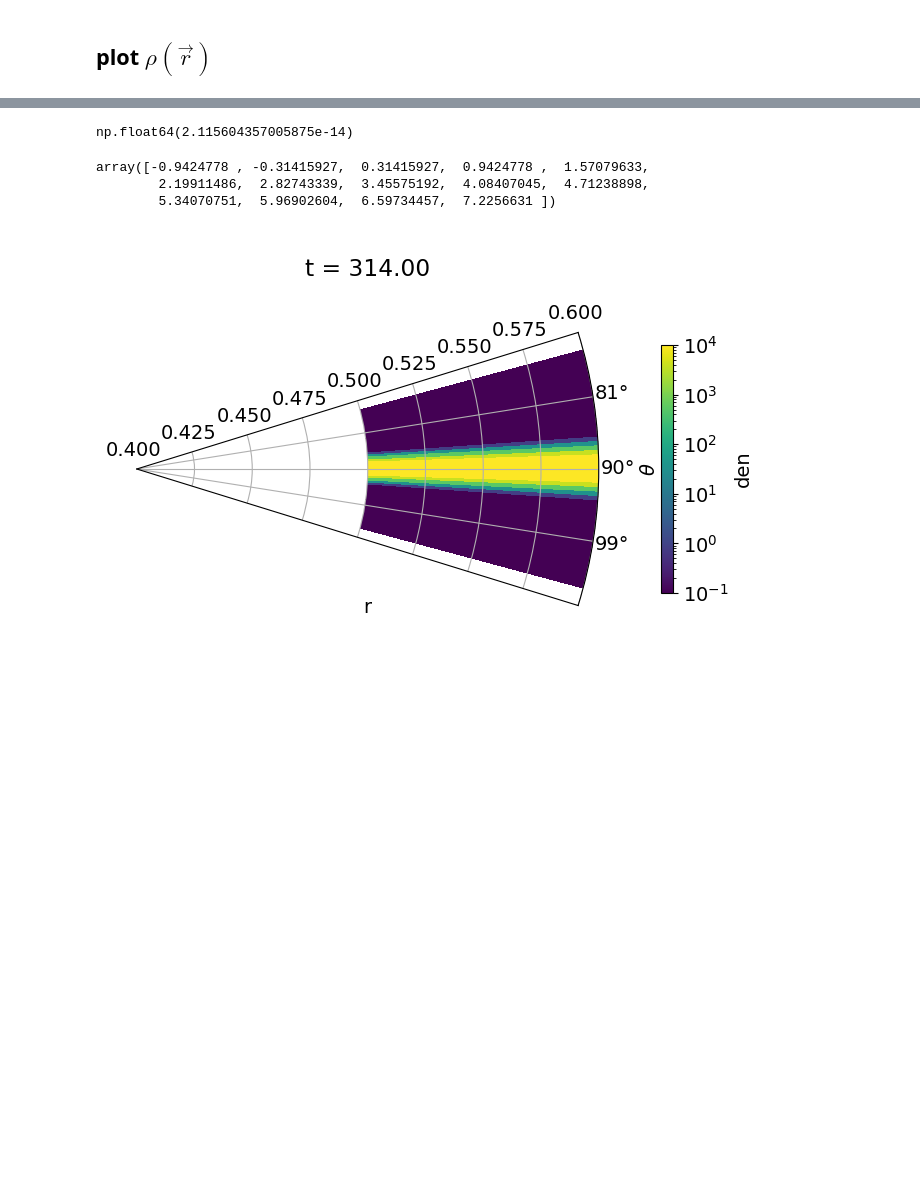
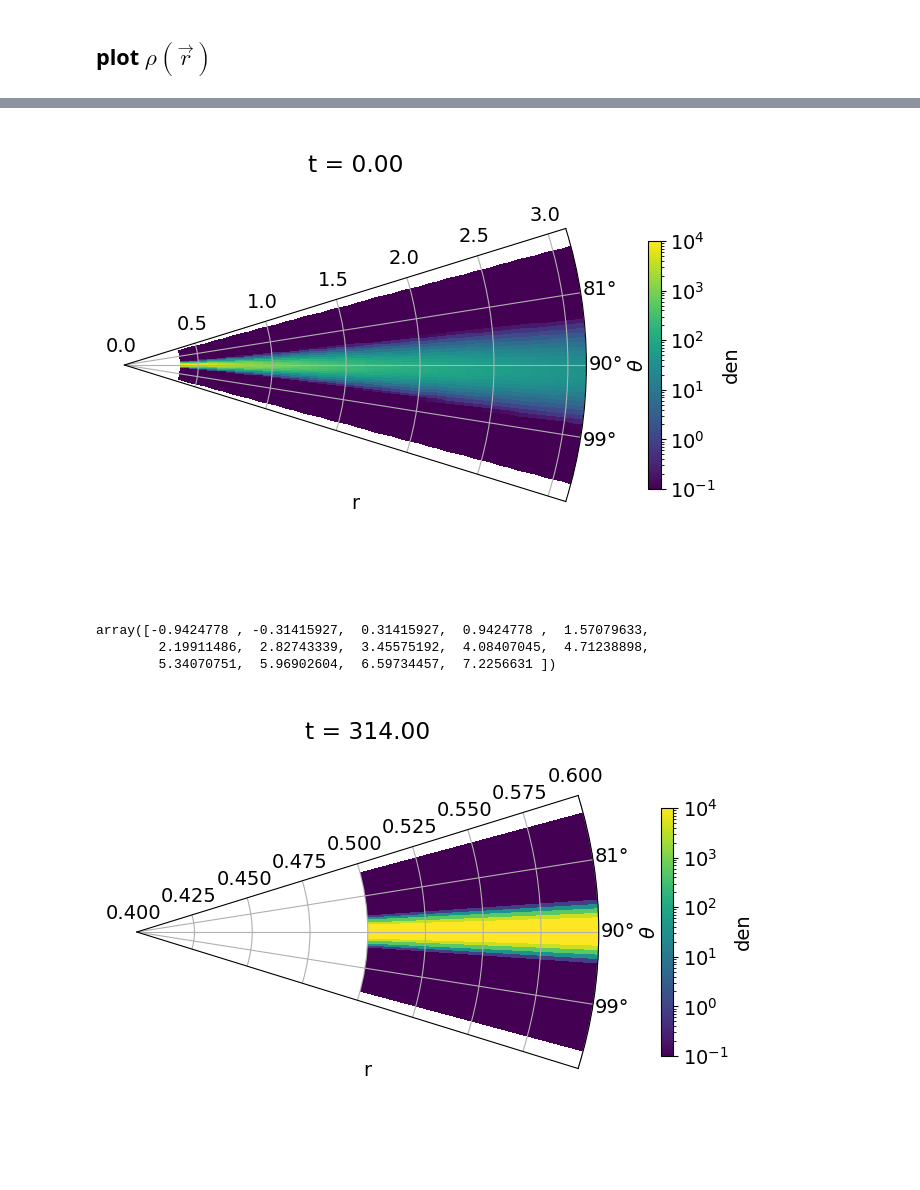
Before and after one commit to Jupiter1994/athena-warps, a Jupyter notebook: warped-disks/jiarus_diagnosis_3d.ipynb, the cells around one changed output, grey strips where cells are left out. Cells and saved outputs as stored; diff of their text form; code cells hidden in the pictures; blank space fills up the shorter version.

```diff
--- a/warped-disks/jiarus_diagnosis_3d.ipynb
+++ b/warped-disks/jiarus_diagnosis_3d.ipynb
@@ -172,9 +167,5 @@ array([1.2958, 1.3083, 1.3208, 1.3333, 1.3458, 1.3583, 1.3708, 1.3833,
-# %%
-np.min(den)
-# %% [output]
-np.float64(2.115604357005875e-14)
 # %%
-snapshot_plot = snapshot_list[0:101:5] # snapshot_list[0:101:5]
+snapshot_plot = snapshot_list[0:1:1] # snapshot_list[0:101:5]
 
 for i, frame in enumerate(snapshot_plot):
 
@@ -214,36 +205,38 @@ for i, frame in enumerate(snapshot_plot):
     phi_ind = 2 + phi_offset # phi~0
     phi_ind2 = (int) (len(phi_app) / 2) + phi_offset # phi~pi
 
     kws = {'cmap': 'viridis', 'norm': mcolors.LogNorm(vmin=1e-1, vmax=1e4)}
     ax.pcolormesh(theta_3d[:,:,phi_ind], rad_3d[:,:,phi_ind], den[:,:,phi_ind], **kws)
     # for phi \in (pi/2, 3pi/2), theta has to be measured in the opposite direction (so, 2pi-...)
     c = ax.pcolormesh(2*np.pi-theta_3d[:,:,phi_ind2], rad_3d[:,:,phi_ind2], den[:,:,phi_ind2], **kws)
 
     #cbar_ax = fig.add_axes([0.85, 0.15, 0.05, 0.7])
     fig.colorbar(c, ax=ax, label="den", pad=.1, fraction=0.02)
 
     ## in the below plot, the x-axis points right, the z-axis points up, and the y-axis
     # points into the page/screen
     # ax.set_rlim(.2, 2.2)
     ax.xaxis.set_label_position('top')
     ax.set_xlabel("r", labelpad=-270)
 
     ax.set_thetalim(np.pi/2- .3, np.pi/2 + .3)
     ax.set_theta_offset(np.pi/2)
     ax.set_theta_direction(-1)
     ax.set_ylabel(r"$\theta$", labelpad=30)
     ax.yaxis.set_label_position("right")
     #ax.yaxis.tick_right()
 
     plt.title("t = {t_sim:.2f}".format(t_sim=t_sim), y=.9)
 
-    save_fig = True
+    save_fig = False
     if save_fig:
         plt.savefig("Figs/" + sim_name + "-rhos/" + "%05d"%i + ".png")
 
-    plt.close()
+    #plt.close()
 
-#plt.show()
+plt.show()
+# %% [output]
+[figure, added]
 # %%
 phi_app
 # %% [output]
```
Also changed, not shown: parts of 11 cells of this notebook, 2 other files.
